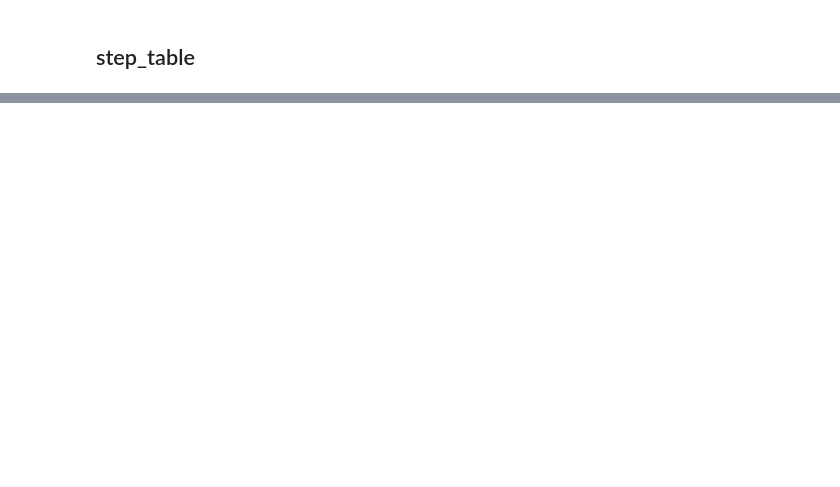
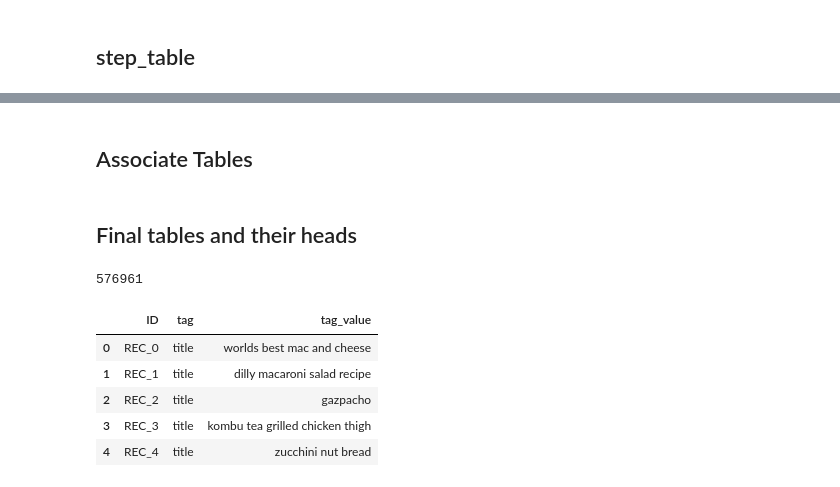
Before and after one commit to BehzadBarati/Ingredient-Maps, a Jupyter notebook: Food_Recipes_RecipeNLG.ipynb, the cells around one changed output, grey strips where cells are left out. Saved outputs shown, nothing was run; the diff lists cells and outputs as text; code cells hidden in the pictures; blank space fills up the shorter version.

```diff
--- a/Food_Recipes_RecipeNLG.ipynb
+++ b/Food_Recipes_RecipeNLG.ipynb
@@ -332,14 +321,14 @@ sum(NER_table['recipe_ID'].str.len() < 2)
 # %%
 # create step_table and add step_ID column
 
-step_table = pd.DataFrame(recipe_table['steps'].explode().unique(), columns=['steps'])
-step_table['step_ID'] =  ['Ste'+str(i) for i in range(len(step_table['steps']))]
+step_table = pd.DataFrame(recipe_table['steps'].explode().unique(), columns=['tag_value'])
+step_table['ID'] =  ['STE_'+str(i) for i in range(len(step_table['tag_value']))]
+step_table['tag'] = 'step'
 # %%
-# set index to steps and make conv dictionary out of step_table
+# set index to tag_value and make conv dictionary out of step_table
 # by help of conv dictionary, we replace names in recipe_table['steps'] with IDs
 
-step_table.set_index(['steps'], inplace=True)
+step_table.set_index(['tag_value'], inplace=True)
 conv = step_table.to_dict('dict')
+recipe_table['steps'] = recipe_table['steps'].apply(lambda row: [conv['ID'][v] for v in row if conv['ID'].get(v)])
+step_table.reset_index(inplace=True)
-# %%
-recipe_table['steps'] = recipe_table['steps'].apply(lambda row: [conv['step_ID'][v] for v in row if conv['step_ID'].get(v)])
-step_table = step_table.reset_index().set_index('step_ID')
@@ -379,0 +335,2 @@ NER_table.head(10)
+# %% [markdown]
+## Associate Tables
@@ -379,0 +342,6 @@ NER_table.head(10)
+# %%
+# keep just necessary columns of main tables
+
+recipe_table = recipe_table[['ID', 'tag', 'tag_value']]
+ner_table = ner_table[['ID', 'tag', 'tag_value']]
+step_table = step_table[['ID', 'tag', 'tag_value']]
@@ -379,0 +353,13 @@ NER_table.head(10)
+# %% [markdown]
+## Final tables and their heads
+# %%
+print(len(recipe_table))
+recipe_table.head()
+# %% [output]
+576961
+|  | ID | tag | tag_value |
+| 0 | REC_0 | title | worlds best mac and cheese |
+| 1 | REC_1 | title | dilly macaroni salad recipe |
+| 2 | REC_2 | title | gazpacho |
+| 3 | REC_3 | title | kombu tea grilled chicken thigh |
+| 4 | REC_4 | title | zucchini nut bread |
```
Also changed, not shown: parts of 50 cells of this notebook.
